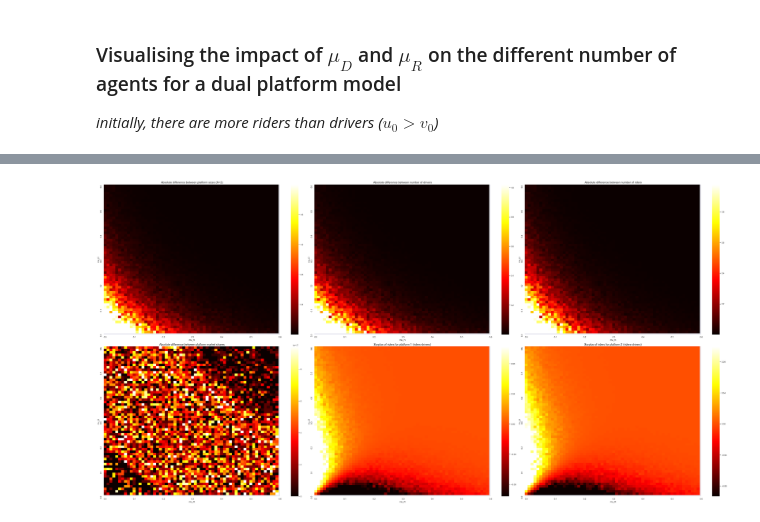
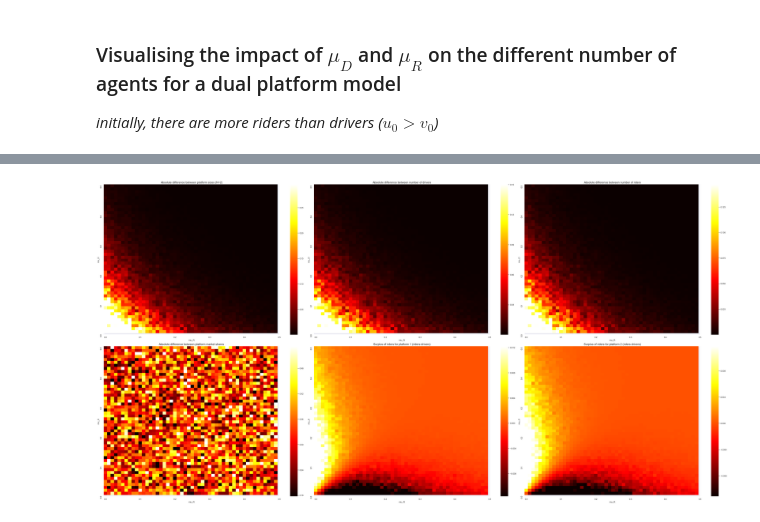
Before and after one commit to remuzel/Waiting-Time-Network-Effects, a Jupyter notebook: notebooks/Population Model of RHP Competition.ipynb, the cells around one changed output, grey strips where cells are left out. Cells and saved outputs as stored; diff of their text form; code cells hidden in the pictures.

Commit message:
Getting propper heatmap for marketshare - error found

```diff
--- a/notebooks/Population Model of RHP Competition.ipynb
+++ b/notebooks/Population Model of RHP Competition.ipynb
@@ -366,3 +392,28 @@ class PlatformSimulator():
         plt.tight_layout()
         plt.title(f'R_R(t) and R_D(t)', size=15)
         plt.show()
+# %%
+market_shares = []
+for _ in tqdm(range(1000)):
+    stock_market = StockMarket()
+
+    sim = PlatformSimulator(stock_market, N=2, mu_D=0.1, mu_R=0.1,
+                            f_R=lambda u: 1+np.random.uniform(),
+                            f_D=lambda v: np.random.uniform())
+    sim.simulate_growth(pbar=False)
+    market_shares.append(sim.get_market_shares())
+market_shares = np.mean(market_shares, axis=0)
+
+plt.figure(figsize=(12,8))
+time = np.linspace(0, sim.t, num=len(sim.riders))
+colors = plt.cm.RdYlGn(np.linspace(0, 1, sim.N))
+for c, p in zip(colors, sim.platforms):
+    plt.plot(time, market_shares[p], color=c, label=f"Platform {p}")
+
+plt.xlabel("t", size=12)
+plt.ylabel("market share", size=12)
+plt.ylim(0, 1)
+plt.title("Evolution of average market share over simulation")
+plt.legend()
+plt.tight_layout()
+plt.show()
@@ -576,21 +630,21 @@ for d, mu_D_i in tqdm(enumerate(mu), total=n):
         avg_d_riders = []
         avg_d_inner_1 = []
         avg_d_inner_2 = []
-        for _ in range(10):
+        for _ in range(100):
             # Aggregate a mean value
             stock_market = StockMarket()
             sim = PlatformSimulator(stock_market, N=2, mu_R=mu_R_i, mu_D=mu_D_i,
                                     f_R=lambda u: 1+np.random.uniform(),
                                     f_D=lambda v: np.random.uniform())
             sim.simulate_growth(pbar=False)
-            # Get the different market shares
-            ms_1 = stock_market.request_market_share(0, total=True)
-            ms_2 = stock_market.request_market_share(1, total=True)
             # Get the total number of riders and drivers
             drivers_1 = sim.drivers[-1,0]
             drivers_2 = sim.drivers[-1,1]
             riders_1 = sim.riders[-1,0]
             riders_2 = sim.riders[-1,1]
+            # Get the different market shares
+            ms_1 = (drivers_2+riders_2) / (drivers_1+drivers_2+riders_1+riders_2)
+            ms_2 = (drivers_1+riders_1) / (drivers_1+drivers_2+riders_1+riders_2)
             # Compute the total differences
             avg_d_ms.append(np.abs(ms_1 - ms_2))
             avg_d_total.append(np.abs((drivers_1+riders_1) - (drivers_2+riders_2)))
@@ -675,5 +727,5 @@ plt.show()
 # %%
-n = 60
+n = 50
 # Setting up the figure size
 fig = plt.figure(figsize=(48, 24))
 # Writing the ticks for the mu's
@@ -709,31 +761,31 @@ plt.title('Absolute difference between number of riders', size=15)
 ax = fig.add_subplot(2, 3, 4)
 # Plot the difference in agents for platform 1
 ax = sb.heatmap(delta_market_share[::-1][:n,-n:], robust=True, cmap='hot', xticklabels=ticks, yticklabels=ticks[::-1])
 # Set labels and title
 ax.set_xlabel('mu_R', size=12)
 ax.set_ylabel('mu_D', size=12)
 plt.tight_layout()
 plt.title('Absolute difference between platform market shares', size=15)
 
 ax = fig.add_subplot(2, 3, 5)
 # Plot the difference in agents for platform 1
 ax = sb.heatmap(delta_inner_1[::-1][:n,-n:], robust=True, cmap='hot', xticklabels=ticks, yticklabels=ticks[::-1])
 # Set labels and title
 ax.set_xlabel('mu_R', size=12)
 ax.set_ylabel('mu_D', size=12)
 plt.tight_layout()
 plt.title('Surplus of riders for platform 1 (riders-drivers)', size=15)
 
 ax = fig.add_subplot(2, 3, 6)
 # Plot the difference in agents for platform 2
 ax = sb.heatmap(delta_inner_2[::-1][:n,-n:], robust=True, cmap='hot', xticklabels=ticks, yticklabels=ticks[::-1])
 # Set labels and title
 ax.set_xlabel('mu_R', size=12)
 ax.set_ylabel('mu_D', size=12)
 plt.tight_layout()
 plt.title('Surplus of riders for platform 2 (riders-drivers)', size=15)
 
 # Show entire figure
 plt.show()
 # %% [output]
-[figure, old version]
+[figure, new version]
```
Also changed, not shown: parts of 5 cells of this notebook.
